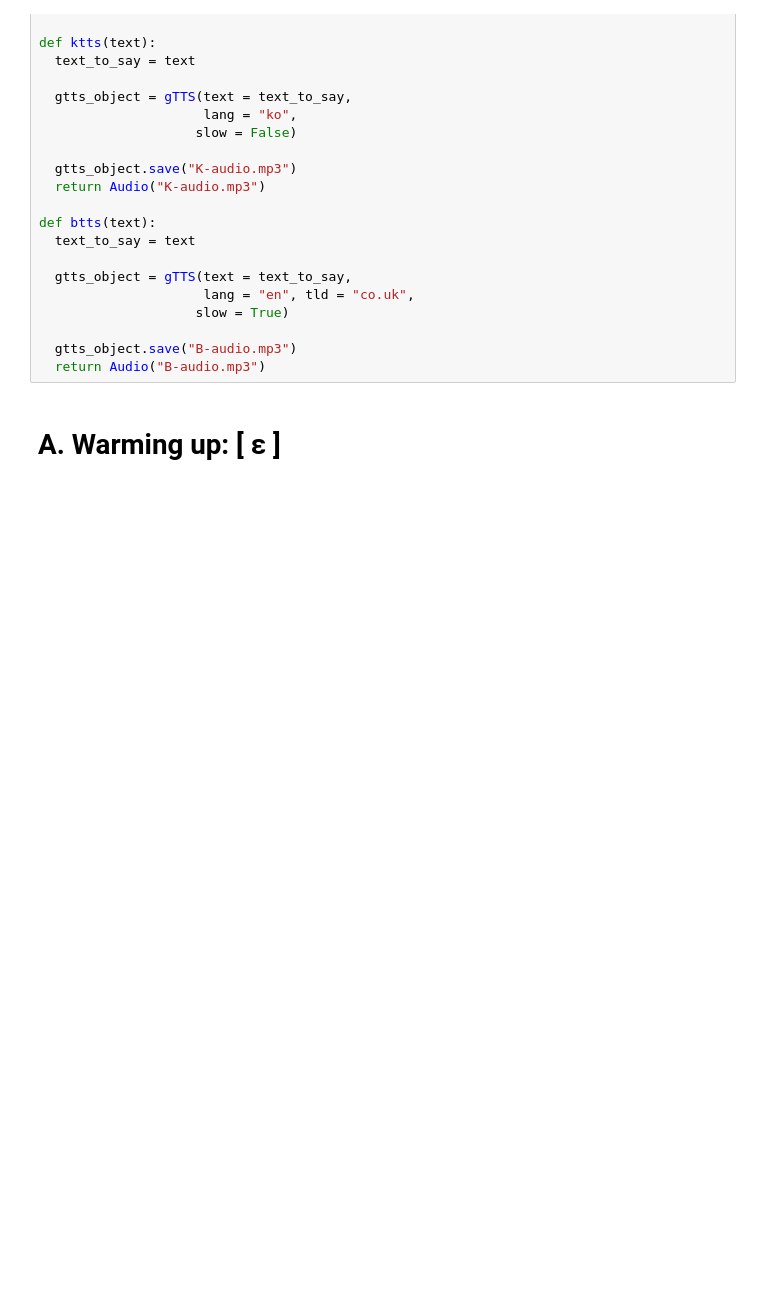
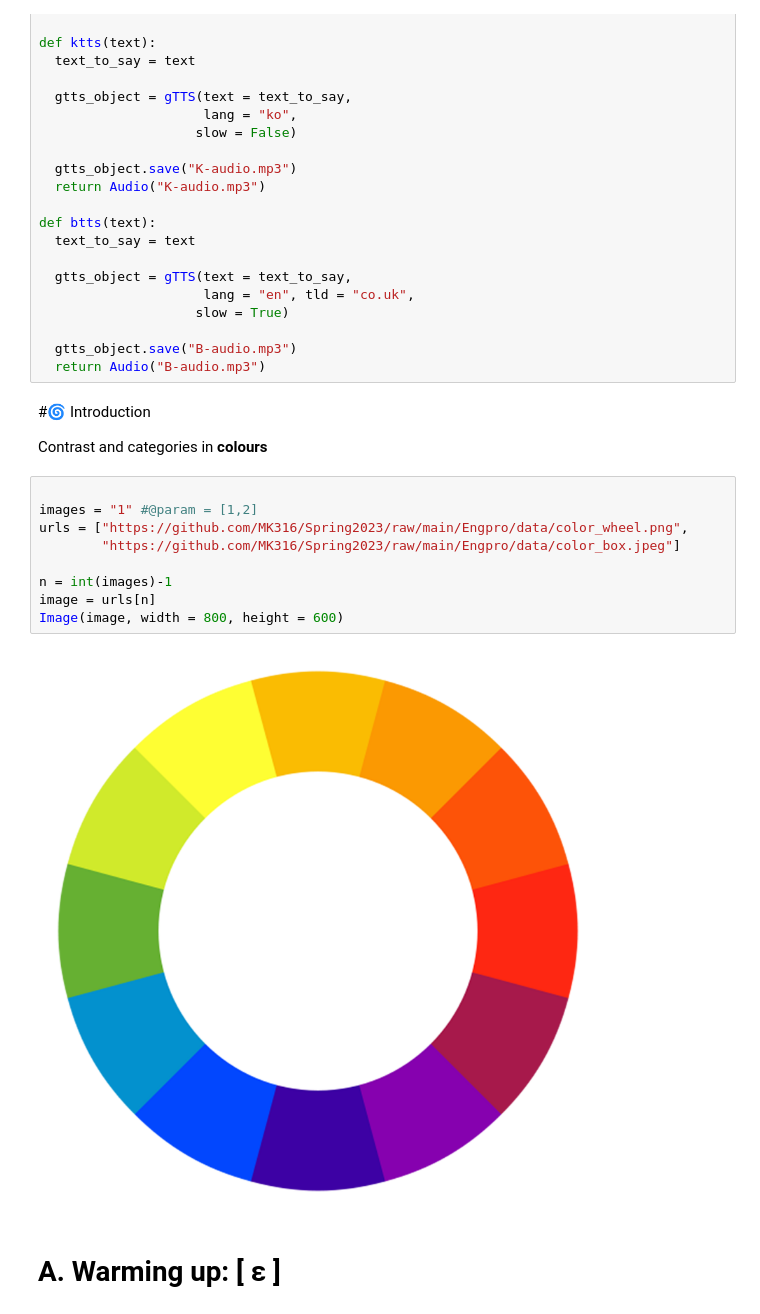
Before and after one commit to MK316/Spring2023, a Jupyter notebook: Engpro/Engpro_Lesson4.ipynb, the cells around one changed output. Saved outputs shown, nothing was run; the diff lists cells and outputs as text; blank space fills up the shorter version.

```diff
--- a/Engpro/Engpro_Lesson4.ipynb
+++ b/Engpro/Engpro_Lesson4.ipynb
@@ -43,6 +43,21 @@ def btts(text):
 
   gtts_object.save("B-audio.mp3")
   return Audio("B-audio.mp3")
+# %% [markdown]
+#🌀 Introduction
+
+Contrast and categories in **colours**
+# %%
+
+images = "1" #@param = [1,2]
+urls = ["https://github.com/MK316/Spring2023/raw/main/Engpro/data/color_wheel.png",
+        "https://github.com/MK316/Spring2023/raw/main/Engpro/data/color_box.jpeg"]
+
+n = int(images)-1
+image = urls[n]
+Image(image, width = 800, height = 600)
+# %% [output]
+[figure, added]
 # %% [markdown]
 # A. Warming up: [ ɛ ]
 # %%
```
Also changed, not shown: parts of 2 cells of this notebook.
